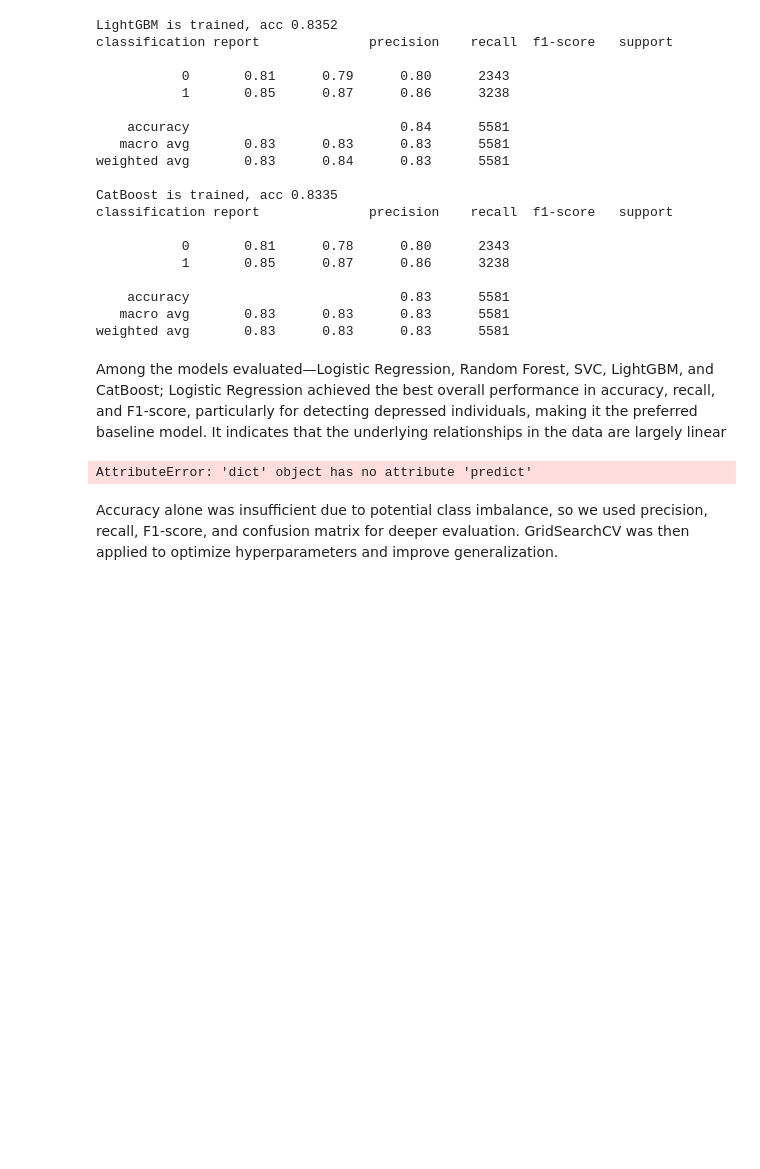
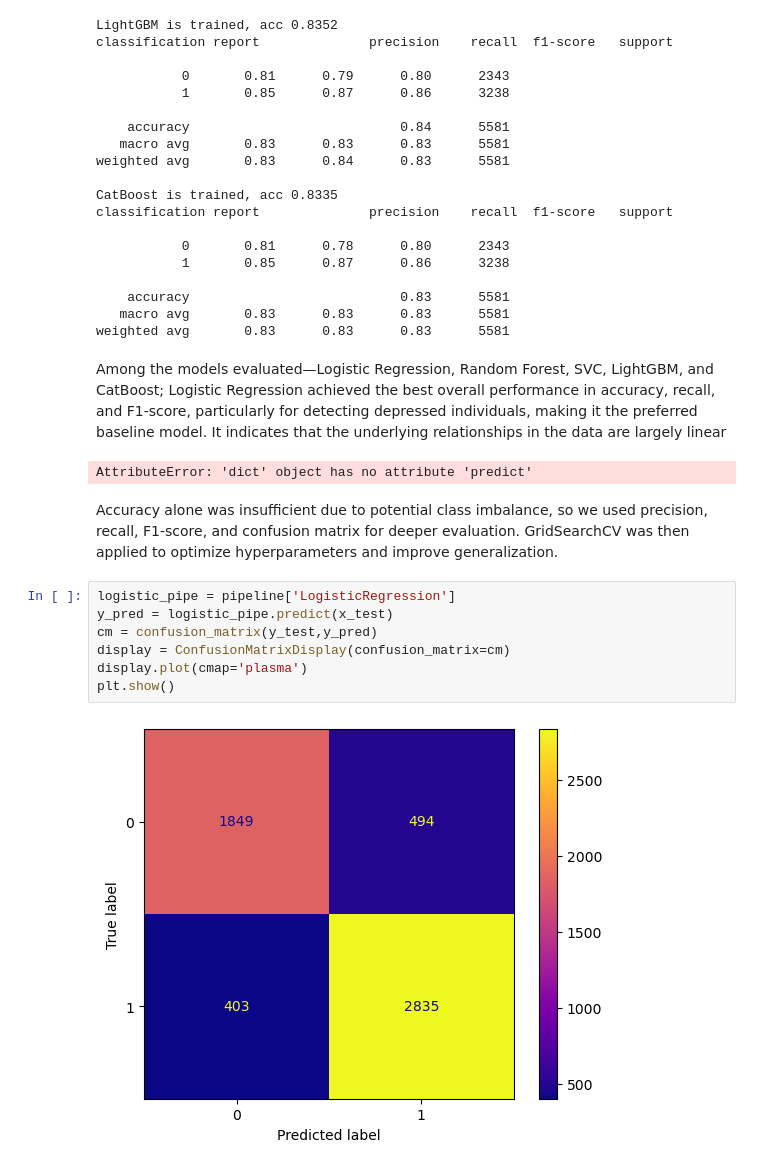
Before and after one commit to cathym20/Student-Depression, a Jupyter notebook: student_depression.ipynb, the cells around one changed output. Saved outputs shown, nothing was run; the diff lists cells and outputs as text; blank space fills up the shorter version.

```diff
--- a/student_depression.ipynb
+++ b/student_depression.ipynb
@@ -321,3 +321,12 @@ Among the models evaluated—Logistic Regression, Random Forest, SVC, LightGBM,
 AttributeError: 'dict' object has no attribute 'predict'
 # %% [markdown]
 Accuracy alone was insufficient due to potential class imbalance, so we used precision, recall, F1-score, and confusion matrix for deeper evaluation. GridSearchCV was then applied to optimize hyperparameters and improve generalization.
+# %%
+logistic_pipe = pipeline['LogisticRegression']
+y_pred = logistic_pipe.predict(x_test)
+cm = confusion_matrix(y_test,y_pred)
+display = ConfusionMatrixDisplay(confusion_matrix=cm)
+display.plot(cmap='plasma')
+plt.show()
+# %% [output]
+[figure, added]
```
Also changed, not shown: parts of 2 cells of this notebook.
